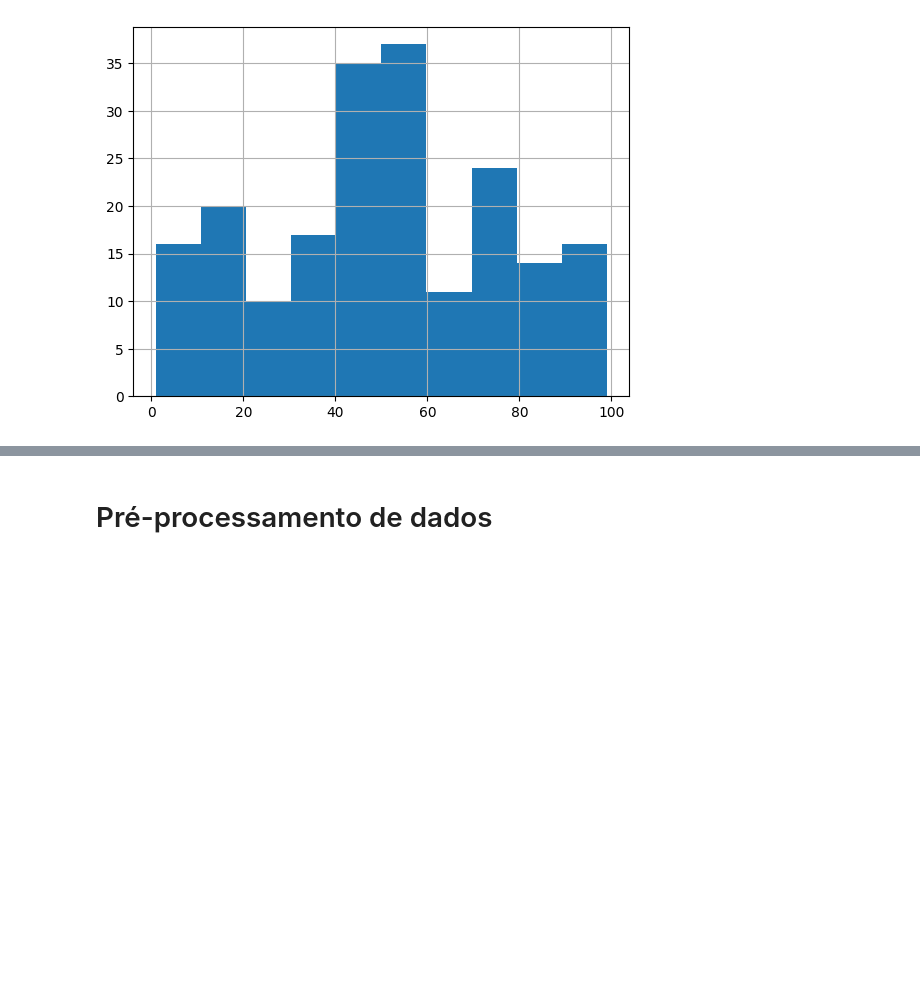
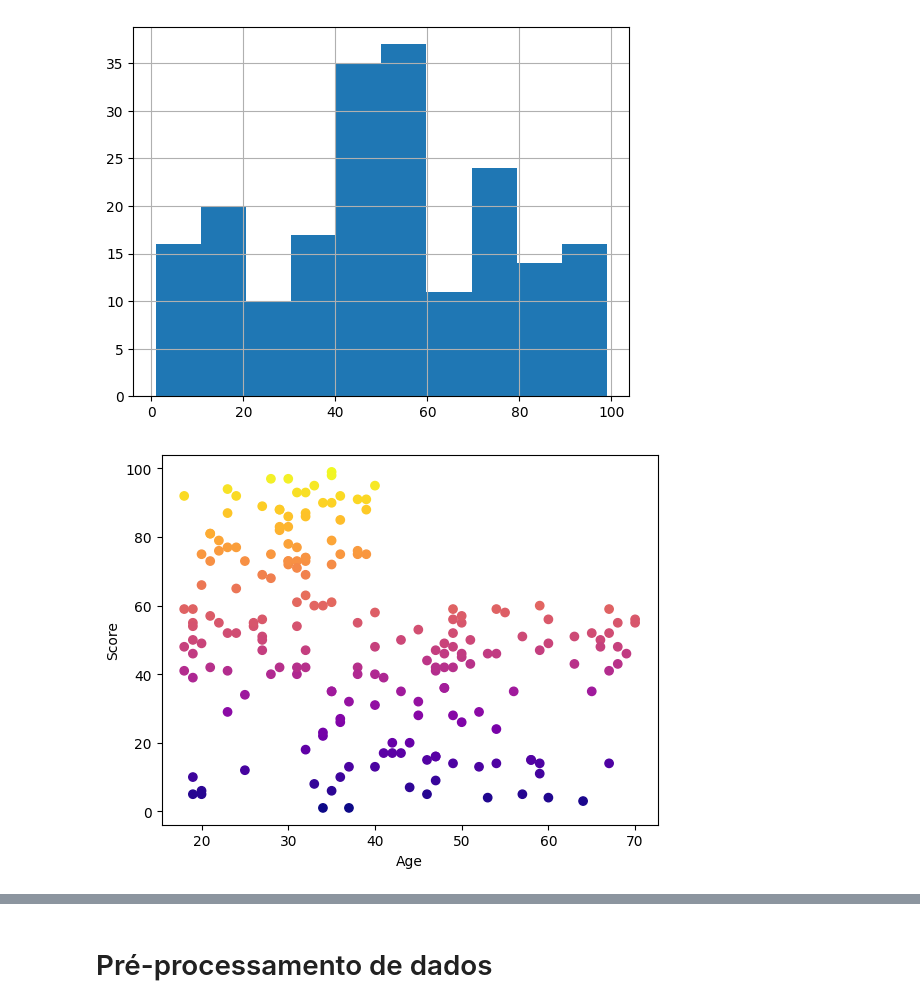
Before and after one commit to Pablo-RLV/Inteli-M7, a Jupyter notebook: Ponderada3/Ponderada3.ipynb, the cells around one changed output, grey strips where cells are left out. Cells and saved outputs as stored; diff of their text form; code cells hidden in the pictures; blank space fills up the shorter version.

```diff
--- a/Ponderada3/Ponderada3.ipynb
+++ b/Ponderada3/Ponderada3.ipynb
@@ -96,3 +98,15 @@ df["Spending Score (1-100)"].hist()
 # %% [output]
 <Axes: >
 [figure]
+# %%
+import matplotlib.pyplot as plt
+
+x = df["Age"]
+y = df["Spending Score (1-100)"]
+
+plt.scatter(x, y, c=y, cmap=plt.cm.plasma)
+plt.xlabel("Age")
+plt.ylabel("Score")
+plt.show()
+# %% [output]
+[figure, added]
```
Also changed, not shown: parts of 7 cells of this notebook.
